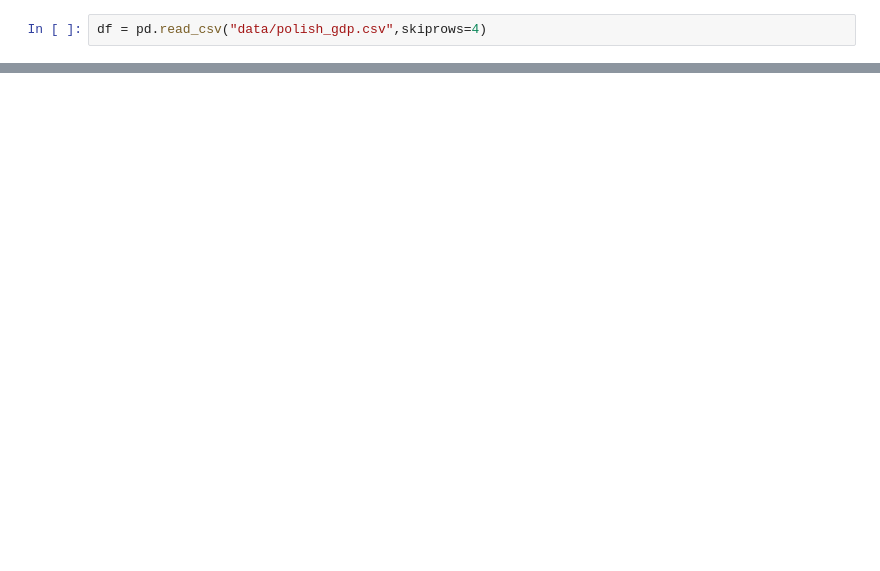
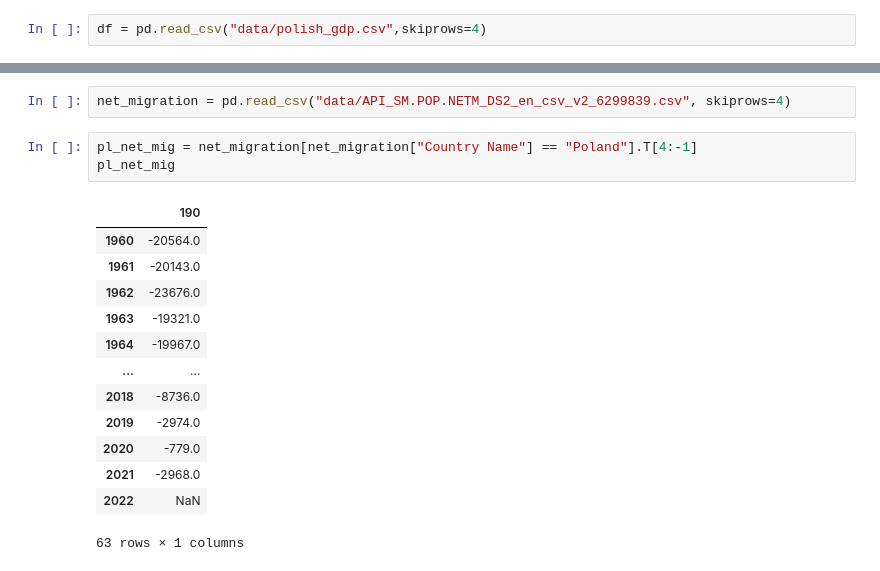
Before and after one commit to Mateusz-Szewczyk10/Portfolio_projects, a Jupyter notebook: European Union impact on Poland/main.ipynb, the cells around one changed output, grey strips where cells are left out. Drawn from its saved outputs; the diff is of its cells as text; blank space fills up the shorter version.

Commit message:
Adding new data

```diff
--- a/European Union impact on Poland/main.ipynb
+++ b/European Union impact on Poland/main.ipynb
@@ -26,0 +32,19 @@ sns.lineplot(df[df["Country Name"]=="Poland"].T[4:])
+# %%
+net_migration = pd.read_csv("data/API_SM.POP.NETM_DS2_en_csv_v2_6299839.csv", skiprows=4)
+# %%
+pl_net_mig = net_migration[net_migration["Country Name"] == "Poland"].T[4:-1]
+pl_net_mig
+# %% [output]
+|  | 190 |
+| 1960 | -20564.0 |
+| 1961 | -20143.0 |
+| 1962 | -23676.0 |
+| 1963 | -19321.0 |
+| 1964 | -19967.0 |
+| ... | ... |
+| 2018 | -8736.0 |
+| 2019 | -2974.0 |
+| 2020 | -779.0 |
+| 2021 | -2968.0 |
+| 2022 | NaN |
+63 rows × 1 columns
```
Also changed, not shown: parts of 4 cells of this notebook, 3 other files.
